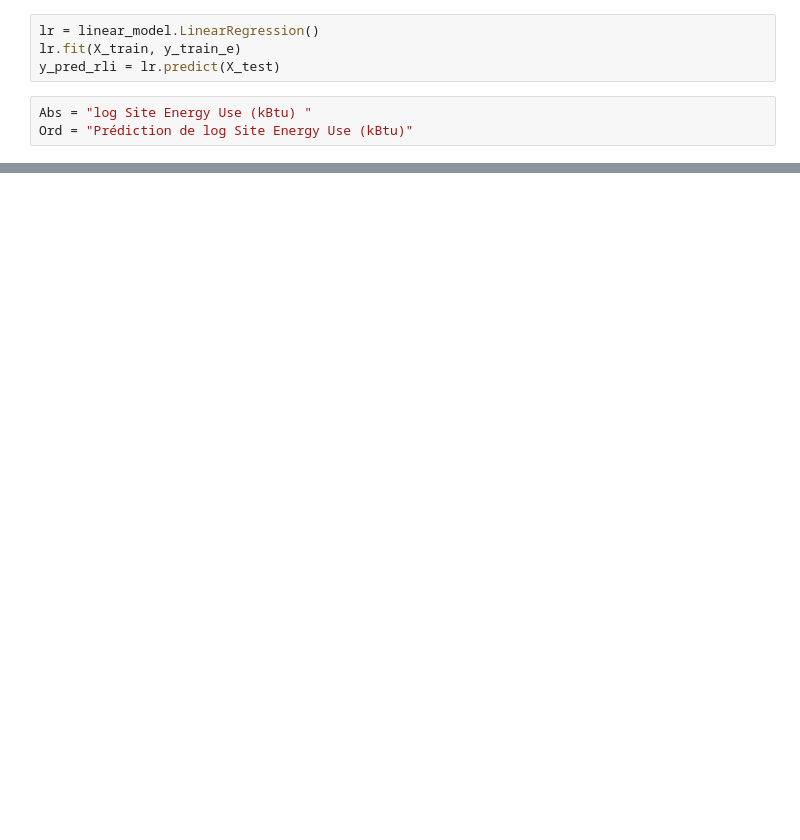
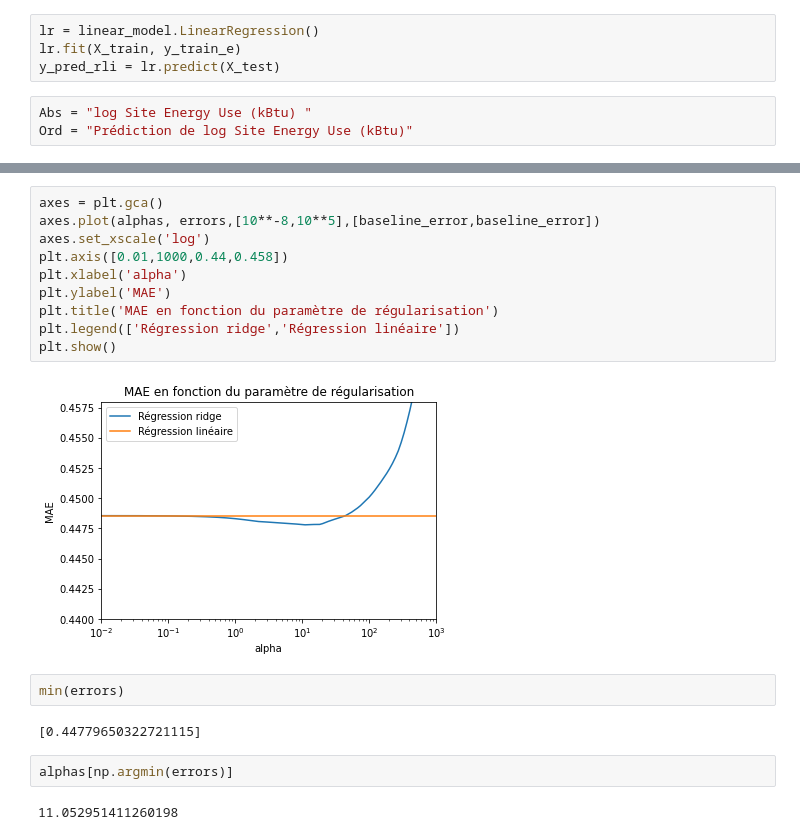
Before and after one commit to ThomasFavrel/OC-P4, a Jupyter notebook: p4_modelisation.ipynb, the cells around one changed output, grey strips where cells are left out. Saved outputs shown, nothing was run; the diff lists cells and outputs as text; blank space fills up the shorter version.

```diff
--- a/p4_modelisation.ipynb
+++ b/p4_modelisation.ipynb
@@ -144,0 +182,20 @@ RMSE : 28649211.1735
+# %%
+axes = plt.gca()
+axes.plot(alphas, errors,[10**-8,10**5],[baseline_error,baseline_error])
+axes.set_xscale('log')
+plt.axis([0.01,1000,0.44,0.458])
+plt.xlabel('alpha')
+plt.ylabel('MAE')
+plt.title('MAE en fonction du paramètre de régularisation')
+plt.legend(['Régression ridge','Régression linéaire'])
+plt.show()
+# %% [output]
+[figure, added]
+# %%
+min(errors)
+# %% [output]
+[0.44779650322721115]
+# %%
+alphas[np.argmin(errors)]
+# %% [output]
+11.052951411260198
```
Also changed, not shown: parts of 43 cells of this notebook, 3 other files.
